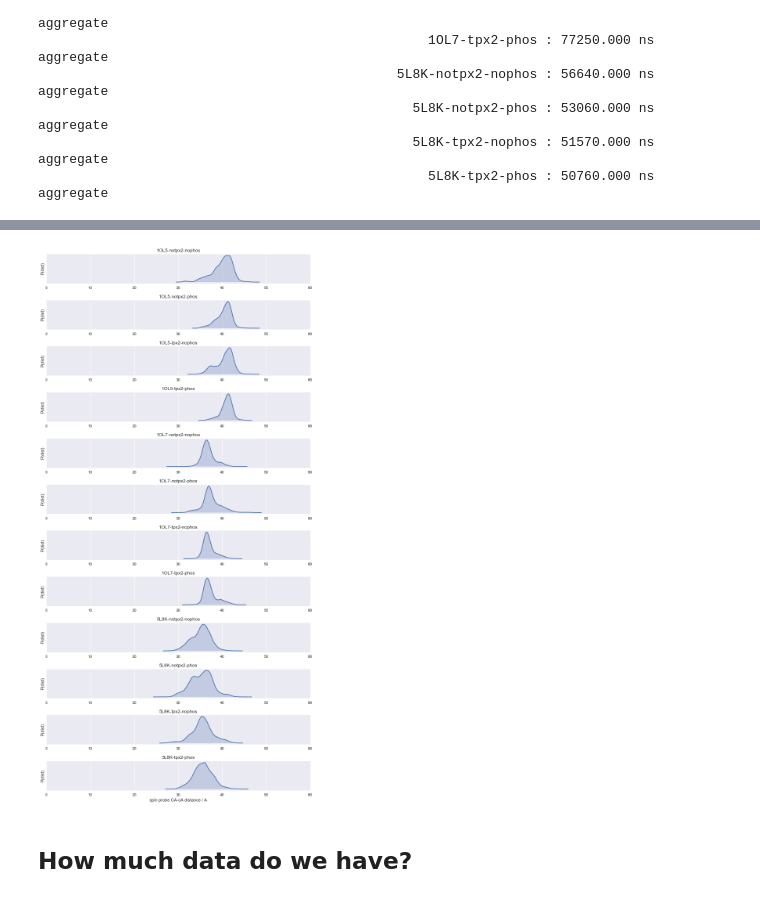
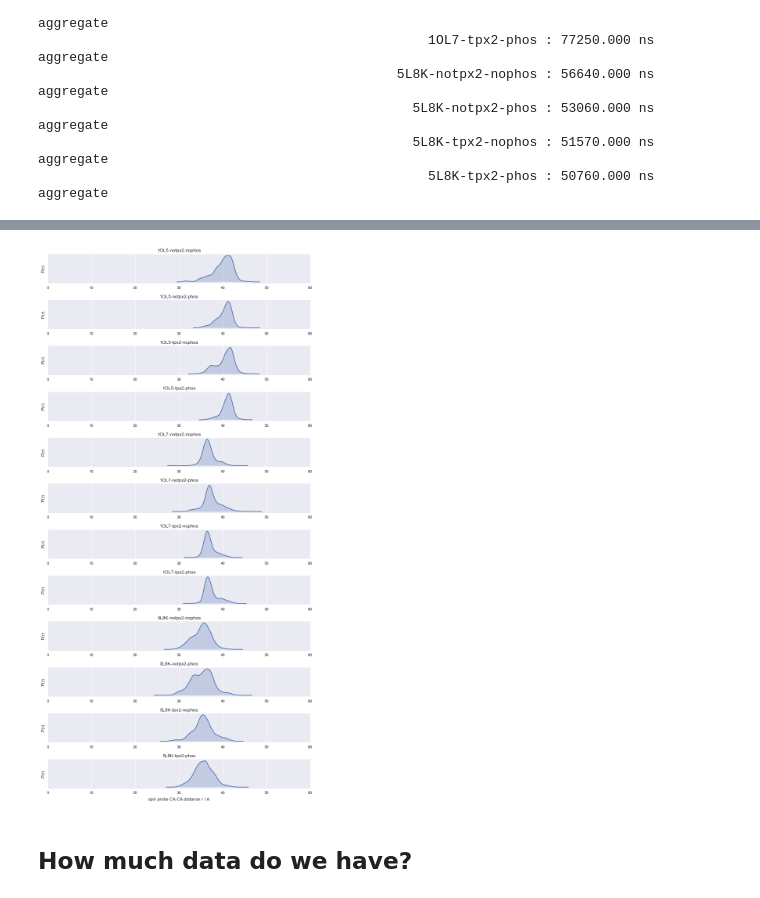
Before and after one commit to choderalab/AURKA_UMN, a Jupyter notebook: spin-probe-analysis/Analysis of spin probe distances.ipynb, the cells around one changed output, grey strips where cells are left out. Cells and saved outputs as stored; diff of their text form; code cells hidden in the pictures.

```diff
--- a/spin-probe-analysis/Analysis of spin probe distances.ipynb
+++ b/spin-probe-analysis/Analysis of spin probe distances.ipynb
@@ -95,9 +95,10 @@ for run in range(nruns):
         #plt.xticks([])
         pass
     else:
-        plt.xlabel('spin probe ON-ON distance / A')
-    plt.ylabel('P(dist)');
+        plt.xlabel('spin probe ON-ON distance $r$ / A')
+    plt.ylabel('P($r$)');
     plt.title(run_index[run])
 
 figure.tight_layout()
+figure.savefig('aurora-spin-probe-ON-ON-distances.pdf')
 # %% [output]
@@ -105,23 +106,24 @@ figure.tight_layout()
 # %%
 figure = plt.figure(figsize=[10,20])
 maxdist = 60 # angstroms
 bins = np.linspace(0, maxdist, nbins)
 for run in range(nruns):
     plt.subplot(nruns,1,run+1)
     clones = runs[run]
     sns.kdeplot(np.concatenate([clone[:,1] for clone in clones]), shade=True).set(xlim=(0, maxdist))
     plt.yticks([])
     if run != (nruns-1):
         #plt.xticks([])
         pass
     else:
-        plt.xlabel('spin probe CA-cA distance / A')
-    plt.ylabel('P(dist)');
+        plt.xlabel('spin probe CA-CA distance $r$ / A')
+    plt.ylabel('P($r$)');
     plt.title(run_index[run])
 
 figure.tight_layout()
+figure.savefig('aurora-spin-probe-CA-CA-distances.pdf')
 # %% [output]
-[figure, old version]
+[figure, new version]
 # %% [markdown]
 ## How much data do we have?
 # %%
```
Also changed, not shown: parts of 1 cell of this notebook.
